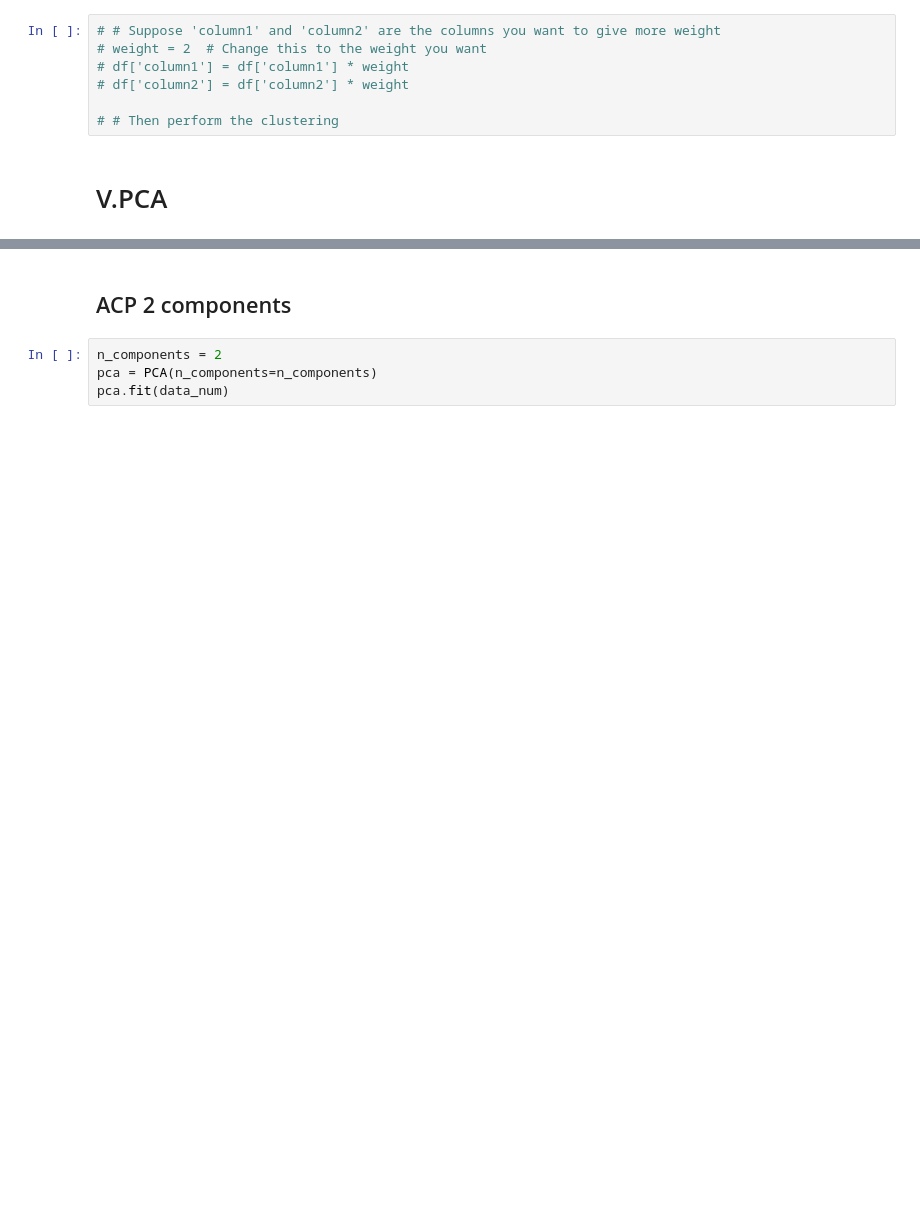
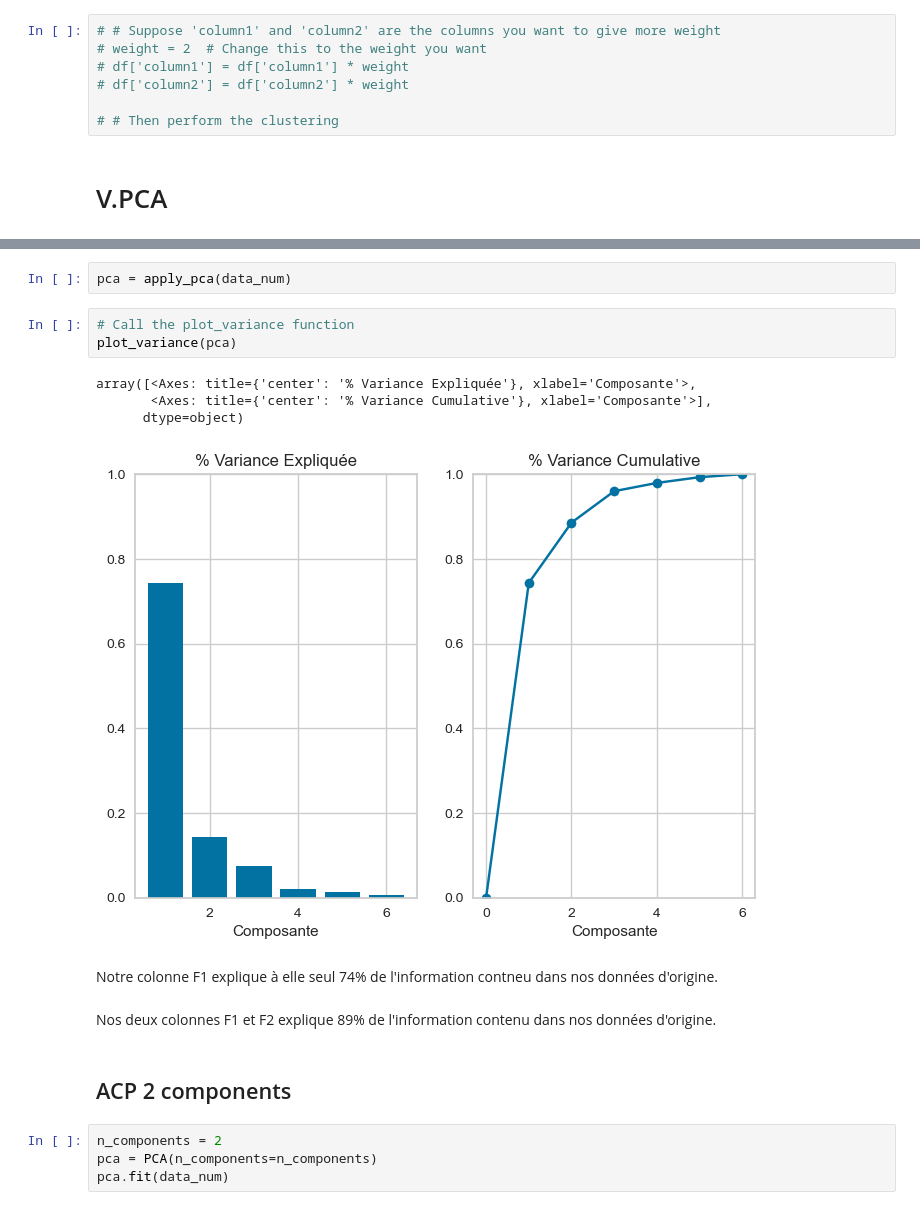
Before and after one commit to AntoineJBQ/Projet-9---Produisez-une--etude-de-marche--avec-Python, a Jupyter notebook: NOTEBOOK/clustering_visualisations.ipynb, the cells around one changed output, grey strips where cells are left out. Cells and saved outputs as stored; diff of their text form; blank space fills up the shorter version.

```diff
--- a/NOTEBOOK/clustering_visualisations.ipynb
+++ b/NOTEBOOK/clustering_visualisations.ipynb
@@ -67,3 +106,17 @@ data_num = data.select_dtypes(include=[np.number])
+# %%
+pca = apply_pca(data_num)
+# %%
+# Call the plot_variance function
+plot_variance(pca)
+# %% [output]
+array([<Axes: title={'center': '% Variance Expliquée'}, xlabel='Composante'>,
+       <Axes: title={'center': '% Variance Cumulative'}, xlabel='Composante'>],
+      dtype=object)
+[figure, added]
+# %% [markdown]
+Notre colonne F1 explique à elle seul 74% de l'information contneu dans nos données d'origine.
+# %% [markdown]
+Nos deux colonnes F1 et F2 explique 89% de l'information contenu dans nos données d'origine.
 # %% [markdown]
 ## ACP 2 components
 # %%
```
Also changed, not shown: parts of 119 cells of this notebook.
